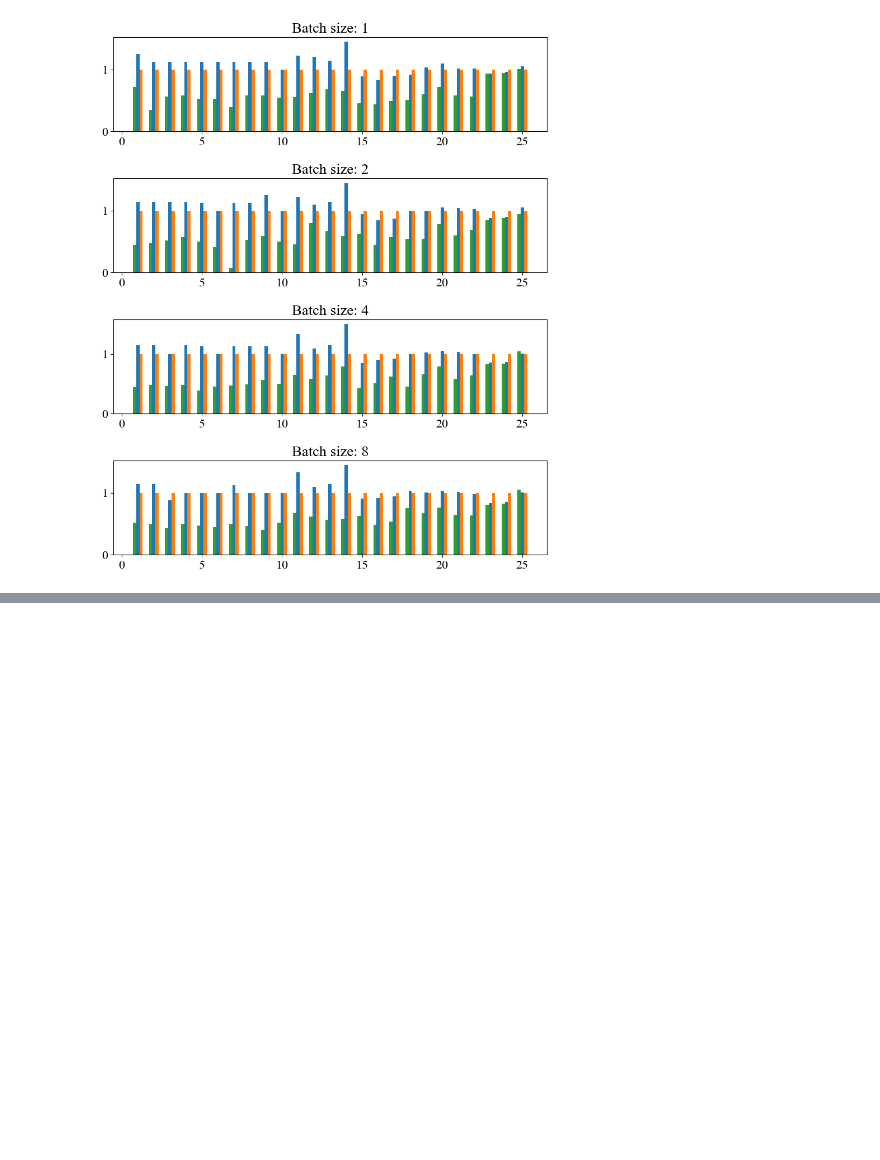
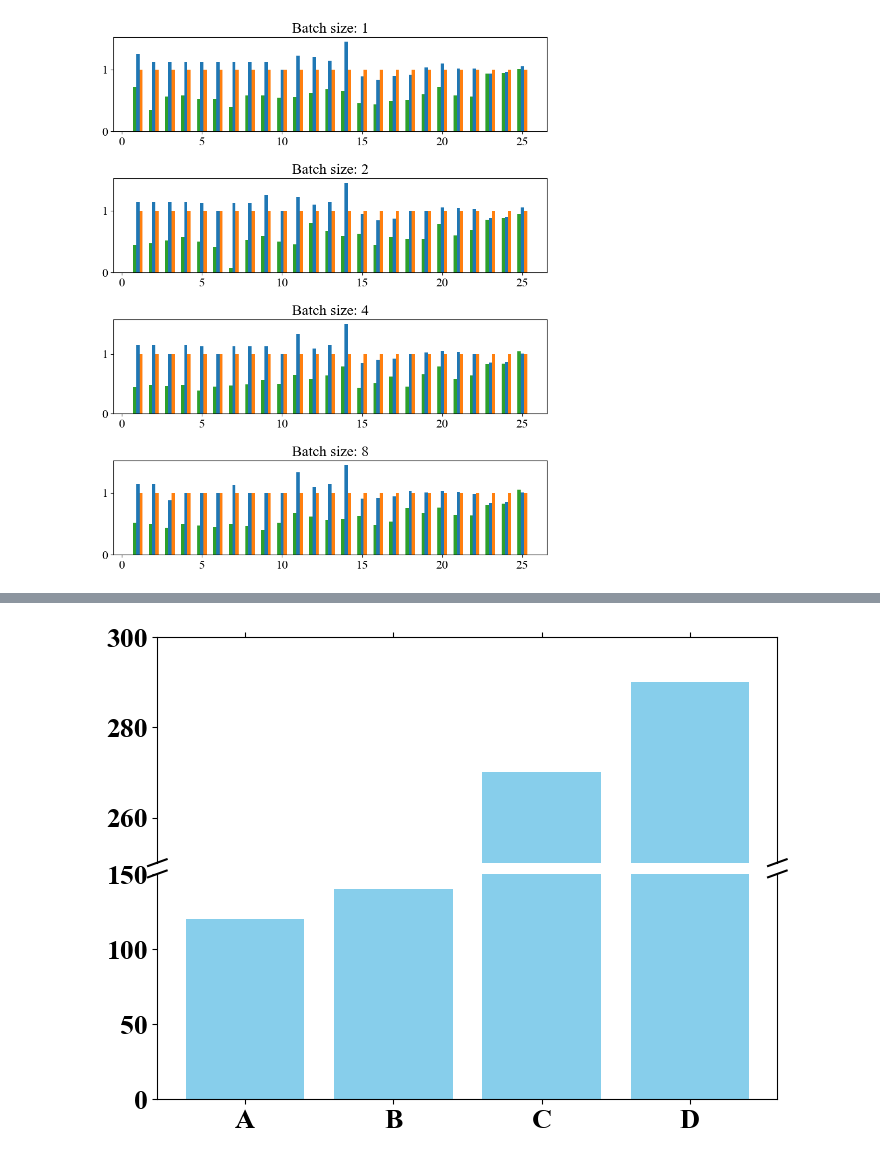
Before and after one commit to shixun404/HPCDeepNeuralNetworks, a Jupyter notebook: fig/ABFT_FFT/ppopp/scripts/plot.ipynb, the cells around one changed output, grey strips where cells are left out. Cells and saved outputs as stored; diff of their text form; code cells hidden in the pictures; blank space fills up the shorter version.

```diff
--- a/fig/ABFT_FFT/ppopp/scripts/plot.ipynb
+++ b/fig/ABFT_FFT/ppopp/scripts/plot.ipynb
@@ -277,0 +446,41 @@ torch.Size([30]) (30,)
+# %%
+import matplotlib.pyplot as plt
+
+# Sample data
+categories = ['A', 'B', 'C', 'D']
+values = [120, 140, 270, 290]
+
+# Create a figure and axes
+fig, (ax1, ax2) = plt.subplots(2, 1, sharex=True, figsize=(8, 6),
+                               gridspec_kw={'height_ratios': [1, 1], 'hspace': 0.05})
+
+# Plot on each subplot
+ax1.bar(categories, values, color='skyblue')
+ax2.bar(categories, values, color='skyblue')
+
+# Set the y-limits
+ax1.set_ylim(250, 300)  # Upper part of the data
+ax2.set_ylim(0, 150)    # Lower part of the data
+
+# Hide the spines between ax1 and ax2
+ax1.spines['bottom'].set_visible(False)
+ax2.spines['top'].set_visible(False)
+ax1.xaxis.tick_top()
+ax1.tick_params(labeltop=False)  # don't put tick labels at the top
+ax2.xaxis.tick_bottom()
+
+# Adding diagonal lines to indicate the break
+d = .015  # how big to make the diagonal lines in axes coordinates
+# arguments to pass to plot, just so we don't keep repeating them
+kwargs = dict(transform=ax1.transAxes, color='k', clip_on=False)
+ax1.plot((-d, +d), (-d, +d), **kwargs)        # top-left diagonal
+ax1.plot((1 - d, 1 + d), (-d, +d), **kwargs)  # top-right diagonal
+
+kwargs.update(transform=ax2.transAxes)  # switch to the bottom axes
+ax2.plot((-d, +d), (1 - d, 1 + d), **kwargs)  # bottom-left diagonal
+ax2.plot((1 - d, 1 + d), (1 - d, 1 + d), **kwargs)  # bottom-right diagonal
+
+# Show the plot
+plt.show()
+# %% [output]
+[figure, added]
```
Also changed, not shown: parts of 4 cells of this notebook.
